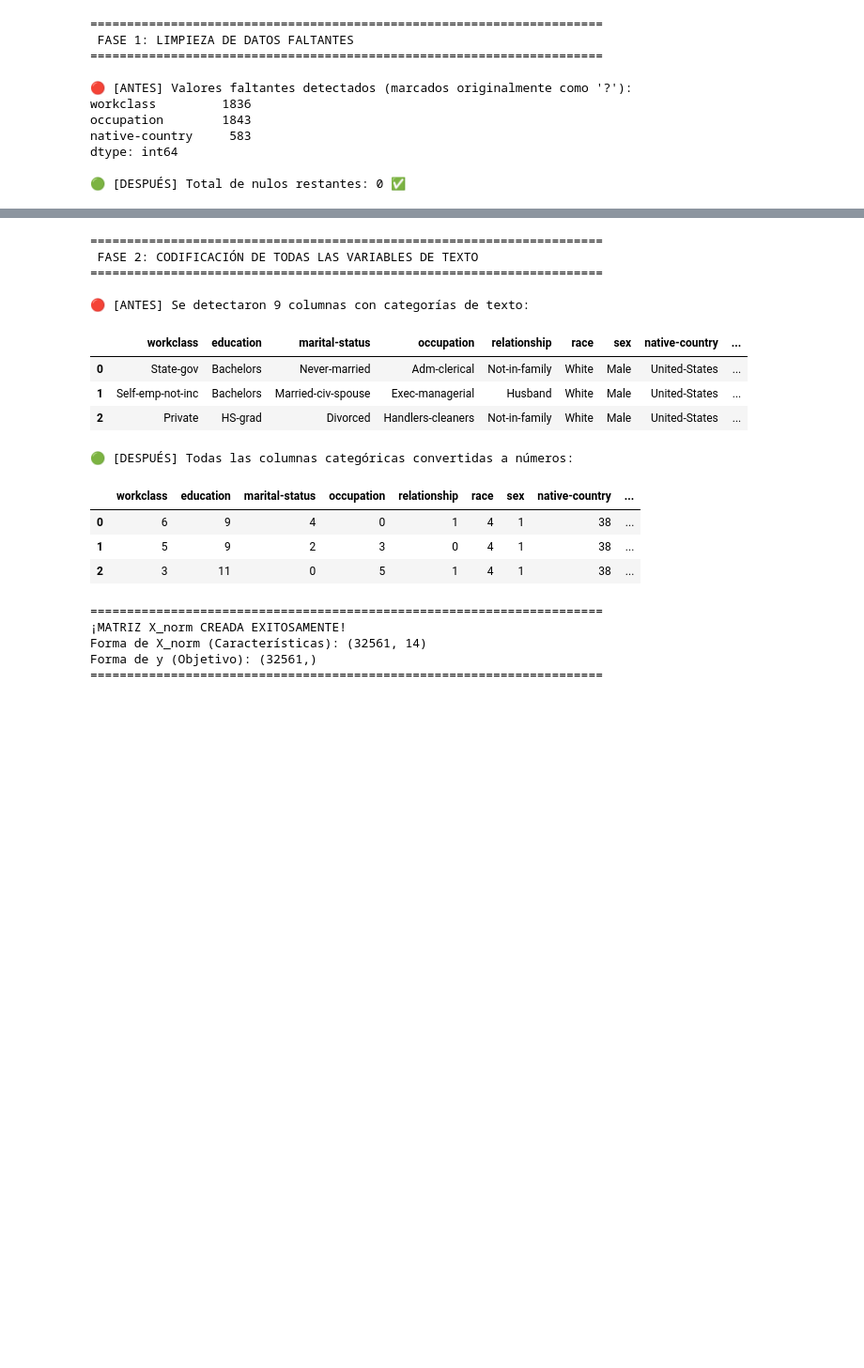
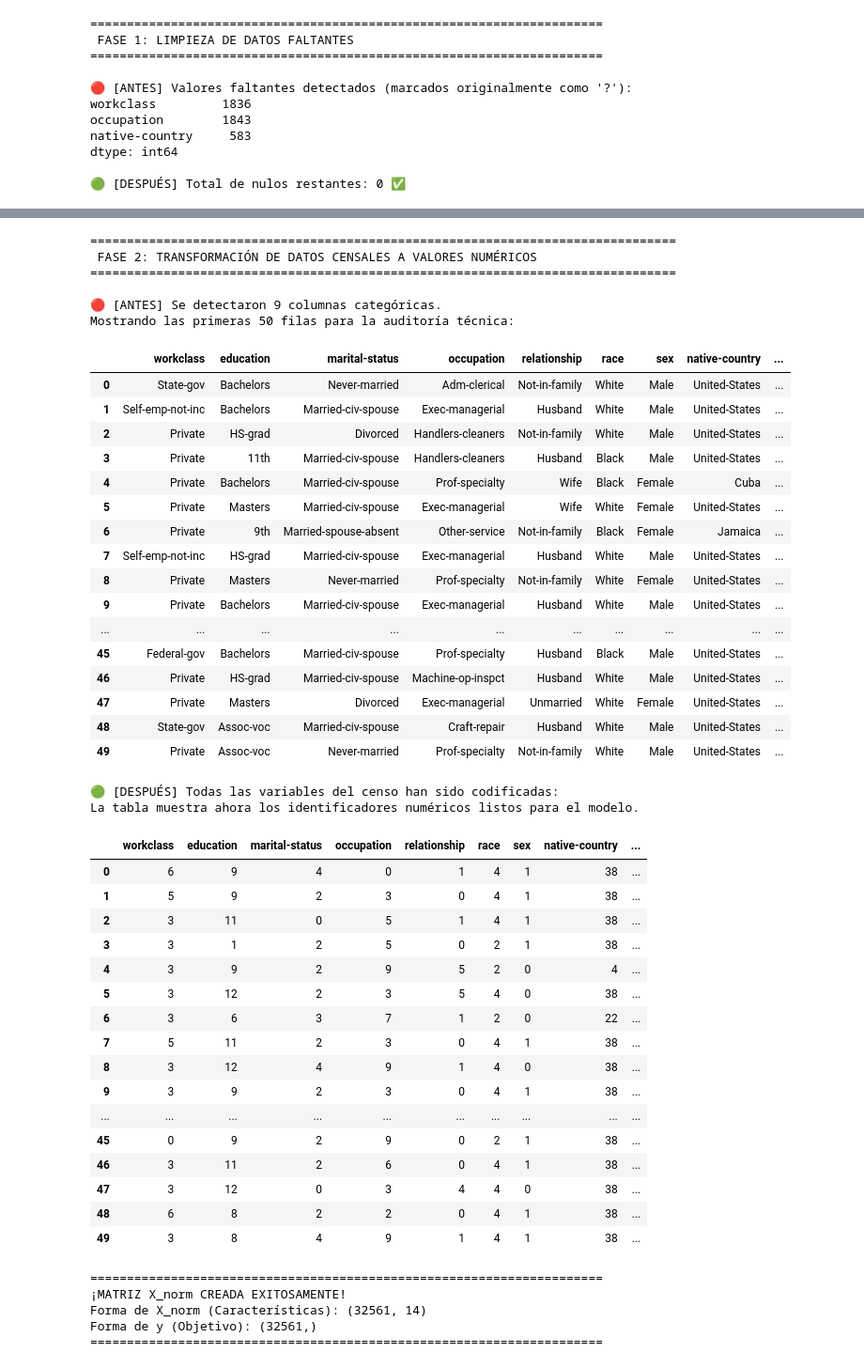
Before and after one commit to NelvaAdalit/Machine-Learning-SIS420-Datasets, a Jupyter notebook: 05_Adult_Census_Analysis.ipynb, the cells around one changed output, grey strips where cells are left out. Shown at 94% size. Saved outputs shown, nothing was run; the diff lists cells and outputs as text; code cells hidden in the pictures; blank space fills up the shorter version.

```diff
--- a/05_Adult_Census_Analysis.ipynb
+++ b/05_Adult_Census_Analysis.ipynb
@@ -111,41 +126,83 @@ dtype: int64
 # %%
 # ==============================================================================
-# 4. ANTES Y DESPUÉS: CODIFICACIÓN DE TODAS LAS VARIABLES CATEGÓRICAS
+# 4. ANTES Y DESPUÉS: CODIFICACIÓN DE CATEGORÍAS (BLOQUE DE 50 FILAS)
 # ==============================================================================
-print("="*70)
-print(" FASE 2: CODIFICACIÓN DE TODAS LAS VARIABLES DE TEXTO")
-print("="*70)
+print("="*80)
+print(" FASE 2: TRANSFORMACIÓN DE DATOS CENSALES A VALORES NUMÉRICOS")
+print("="*80)
 
-# Detectamos automáticamente todas las columnas que son 'object' (texto)
+# Configuramos la visualización de 50 filas para el rigor del examen
+pd.set_option('display.max_rows', 50)
+pd.set_option('display.max_columns', None)
+
+# Detectamos automáticamente todas las columnas de texto (categóricas)
 columnas_texto = df.select_dtypes(include=['object']).columns.tolist()
 
-# ANTES: Mostramos el bloque completo original (9 columnas)
-print(f"\n🔴 [ANTES] Se detectaron {len(columnas_texto)} columnas con categorías de texto:")
-display(df[columnas_texto].head(3))
+# ------------------------------------------------------------------------------
+# ANTES: Visualización de las categorías originales (Limpias de espacios)
+# ------------------------------------------------------------------------------
+print(f"\n🔴 [ANTES] Se detectaron {len(columnas_texto)} columnas categóricas.")
+print("Mostrando las primeras 50 filas para la auditoría técnica:")
+display(df[columnas_texto].head(50))
 
-# PROCESO: Transformación con LabelEncoder
+# PROCESO: Codificación con LabelEncoder
 encoder = LabelEncoder()
 for columna in columnas_texto:
+    # Aseguramos que el tipo de dato sea string antes de procesar
     df[columna] = encoder.fit_transform(df[columna].astype(str))
 
-# DESPUÉS: Mostramos el bloque completo transformado
-print("\n🟢 [DESPUÉS] Todas las columnas categóricas convertidas a números:")
-display(df[columnas_texto].head(3))
+# ------------------------------------------------------------------------------
+# DESPUÉS: Visualización de la codificación final
+# ------------------------------------------------------------------------------
+print("\n🟢 [DESPUÉS] Todas las variables del censo han sido codificadas:")
+print("La tabla muestra ahora los identificadores numéricos listos para el modelo.")
+display(df[columnas_texto].head(50))
+
+# Restauramos la configuración de visualización
+pd.reset_option('display.max_rows')
 # %% [output]
-======================================================================
- FASE 2: CODIFICACIÓN DE TODAS LAS VARIABLES DE TEXTO
-======================================================================
+================================================================================
+ FASE 2: TRANSFORMACIÓN DE DATOS CENSALES A VALORES NUMÉRICOS
+================================================================================
 
-🔴 [ANTES] Se detectaron 9 columnas con categorías de texto:
+🔴 [ANTES] Se detectaron 9 columnas categóricas.
+Mostrando las primeras 50 filas para la auditoría técnica:
 |  | workclass | education | marital-status | occupation | relationship | race | sex | native-country | ... |
 | 0 | State-gov | Bachelors | Never-married | Adm-clerical | Not-in-family | White | Male | United-States | ... |
 | 1 | Self-emp-not-inc | Bachelors | Married-civ-spouse | Exec-managerial | Husband | White | Male | United-States | ... |
 | 2 | Private | HS-grad | Divorced | Handlers-cleaners | Not-in-family | White | Male | United-States | ... |
+| 3 | Private | 11th | Married-civ-spouse | Handlers-cleaners | Husband | Black | Male | United-States | ... |
+| 4 | Private | Bachelors | Married-civ-spouse | Prof-specialty | Wife | Black | Female | Cuba | ... |
+| 5 | Private | Masters | Married-civ-spouse | Exec-managerial | Wife | White | Female | United-States | ... |
+| 6 | Private | 9th | Married-spouse-absent | Other-service | Not-in-family | Black | Female | Jamaica | ... |
+| 7 | Self-emp-not-inc | HS-grad | Married-civ-spouse | Exec-managerial | Husband | White | Male | United-States | ... |
+| 8 | Private | Masters | Never-married | Prof-specialty | Not-in-family | White | Female | United-States | ... |
+| 9 | Private | Bachelors | Married-civ-spouse | Exec-managerial | Husband | White | Male | United-States | ... |
+| ... | ... | ... | ... | ... | ... | ... | ... | ... | ... |
+| 45 | Federal-gov | Bachelors | Married-civ-spouse | Prof-specialty | Husband | Black | Male | United-States | ... |
+| 46 | Private | HS-grad | Married-civ-spouse | Machine-op-inspct | Husband | White | Male | United-States | ... |
+| 47 | Private | Masters | Divorced | Exec-managerial | Unmarried | White | Female | United-States | ... |
+| 48 | State-gov | Assoc-voc | Married-civ-spouse | Craft-repair | Husband | White | Male | United-States | ... |
+| 49 | Private | Assoc-voc | Never-married | Prof-specialty | Not-in-family | White | Male | United-States | ... |
-🟢 [DESPUÉS] Todas las columnas categóricas convertidas a números:
+🟢 [DESPUÉS] Todas las variables del censo han sido codificadas:
+La tabla muestra ahora los identificadores numéricos listos para el modelo.
 |  | workclass | education | marital-status | occupation | relationship | race | sex | native-country | ... |
 | 0 | 6 | 9 | 4 | 0 | 1 | 4 | 1 | 38 | ... |
 | 1 | 5 | 9 | 2 | 3 | 0 | 4 | 1 | 38 | ... |
 | 2 | 3 | 11 | 0 | 5 | 1 | 4 | 1 | 38 | ... |
+| 3 | 3 | 1 | 2 | 5 | 0 | 2 | 1 | 38 | ... |
+| 4 | 3 | 9 | 2 | 9 | 5 | 2 | 0 | 4 | ... |
+| 5 | 3 | 12 | 2 | 3 | 5 | 4 | 0 | 38 | ... |
+| 6 | 3 | 6 | 3 | 7 | 1 | 2 | 0 | 22 | ... |
+| 7 | 5 | 11 | 2 | 3 | 0 | 4 | 1 | 38 | ... |
+| 8 | 3 | 12 | 4 | 9 | 1 | 4 | 0 | 38 | ... |
+| 9 | 3 | 9 | 2 | 3 | 0 | 4 | 1 | 38 | ... |
+| ... | ... | ... | ... | ... | ... | ... | ... | ... | ... |
+| 45 | 0 | 9 | 2 | 9 | 0 | 2 | 1 | 38 | ... |
+| 46 | 3 | 11 | 2 | 6 | 0 | 4 | 1 | 38 | ... |
+| 47 | 3 | 12 | 0 | 3 | 4 | 4 | 0 | 38 | ... |
+| 48 | 6 | 8 | 2 | 2 | 0 | 4 | 1 | 38 | ... |
+| 49 | 3 | 8 | 4 | 9 | 1 | 4 | 1 | 38 | ... |
 # %%
 # ==============================================================================
 # 5. MATRIZ FINAL Y NORMALIZACIÓN (Estilo Ing. Pacheco)
```
Also changed, not shown: parts of 2 cells of this notebook.
